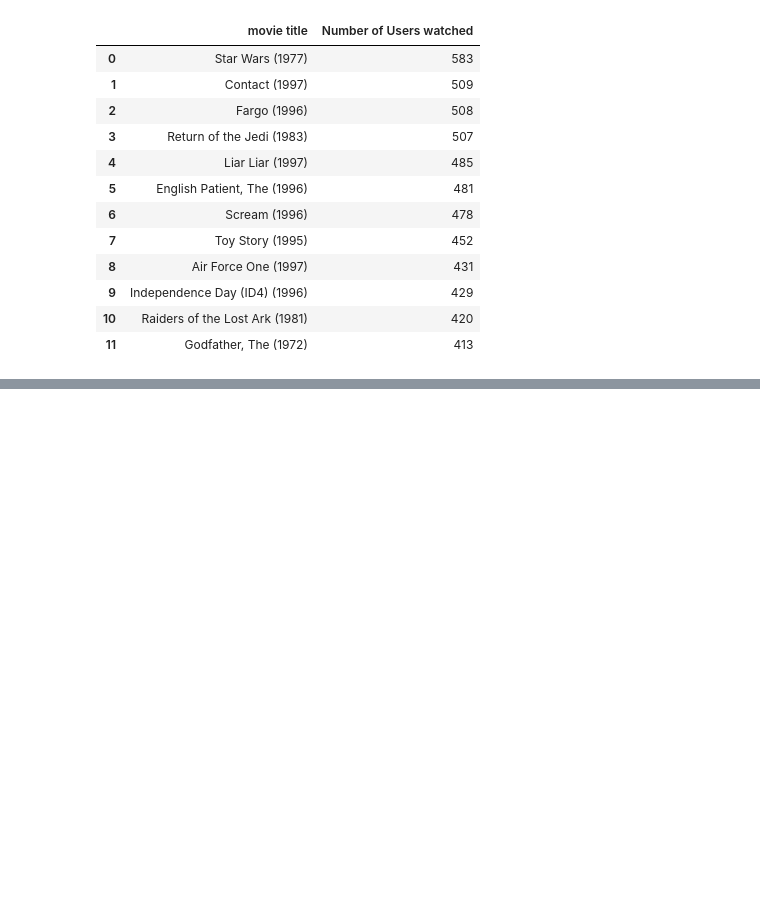
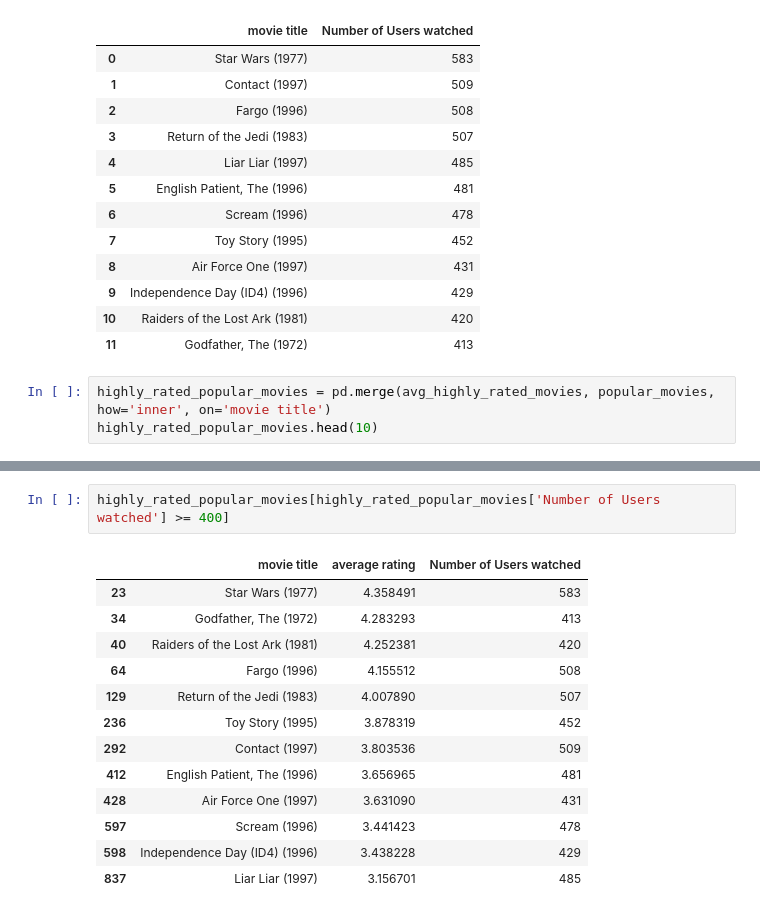
Before and after one commit to ShashankMk031/Recommendation-system, a Jupyter notebook: knowledge_based_recommender_system.ipynb, the cells around one changed output, grey strips where cells are left out. Drawn from its saved outputs; the diff is of its cells as text; blank space fills up the shorter version.

Commit message:
New user recommendation

```diff
--- a/knowledge_based_recommender_system.ipynb
+++ b/knowledge_based_recommender_system.ipynb
@@ -272,3 +272,6 @@ popular_movies[popular_movies["Number of Users watched"] >= 400] #These are the
 | 9 | Independence Day (ID4) (1996) | 429 |
 | 10 | Raiders of the Lost Ark (1981) | 420 |
 | 11 | Godfather, The (1972) | 413 |
+# %%
+highly_rated_popular_movies = pd.merge(avg_highly_rated_movies, popular_movies, how='inner', on='movie title')
+highly_rated_popular_movies.head(10)
@@ -274,0 +290,16 @@ popular_movies[popular_movies["Number of Users watched"] >= 400] #These are the
+# %%
+highly_rated_popular_movies[highly_rated_popular_movies['Number of Users watched'] >= 400]
+# %% [output]
+|  | movie title | average rating | Number of Users watched |
+| 23 | Star Wars (1977) | 4.358491 | 583 |
+| 34 | Godfather, The (1972) | 4.283293 | 413 |
+| 40 | Raiders of the Lost Ark (1981) | 4.252381 | 420 |
+| 64 | Fargo (1996) | 4.155512 | 508 |
+| 129 | Return of the Jedi (1983) | 4.007890 | 507 |
+| 236 | Toy Story (1995) | 3.878319 | 452 |
+| 292 | Contact (1997) | 3.803536 | 509 |
+| 412 | English Patient, The (1996) | 3.656965 | 481 |
+| 428 | Air Force One (1997) | 3.631090 | 431 |
+| 597 | Scream (1996) | 3.441423 | 478 |
+| 598 | Independence Day (ID4) (1996) | 3.438228 | 429 |
+| 837 | Liar Liar (1997) | 3.156701 | 485 |
```
Also changed, not shown: parts of 3 cells of this notebook.
